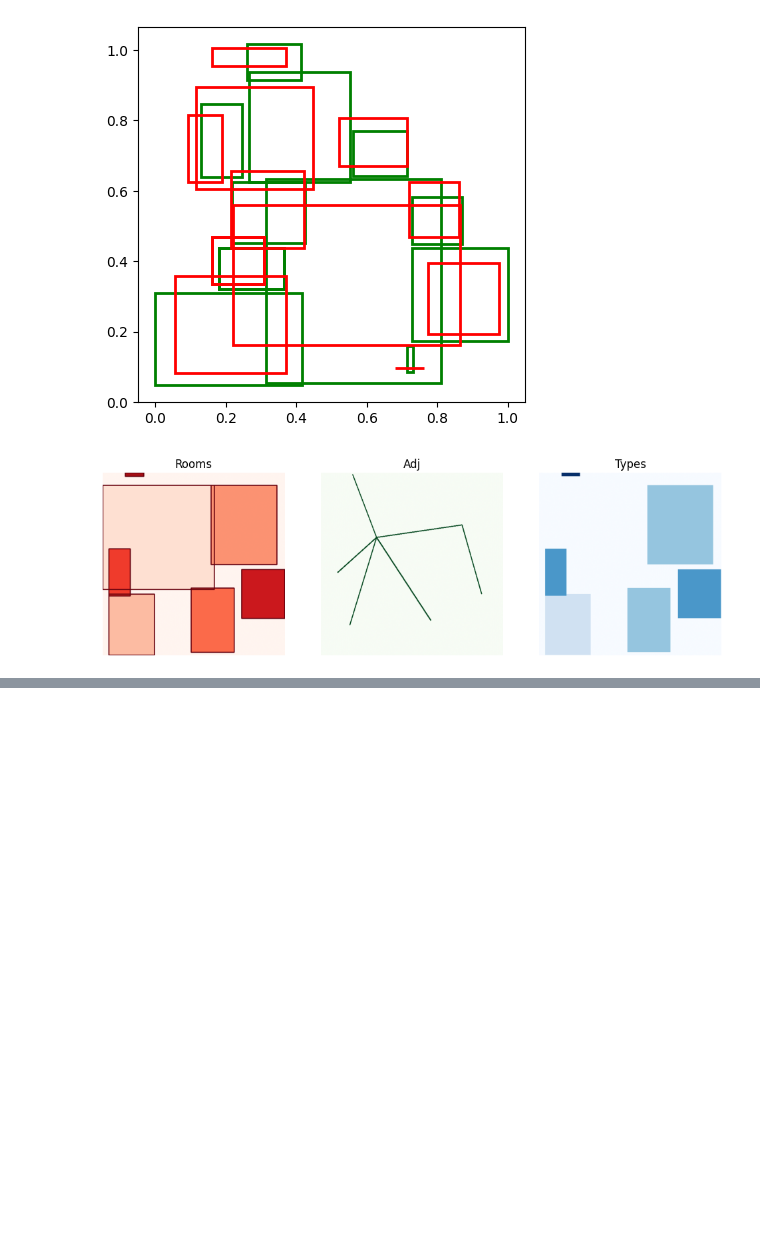
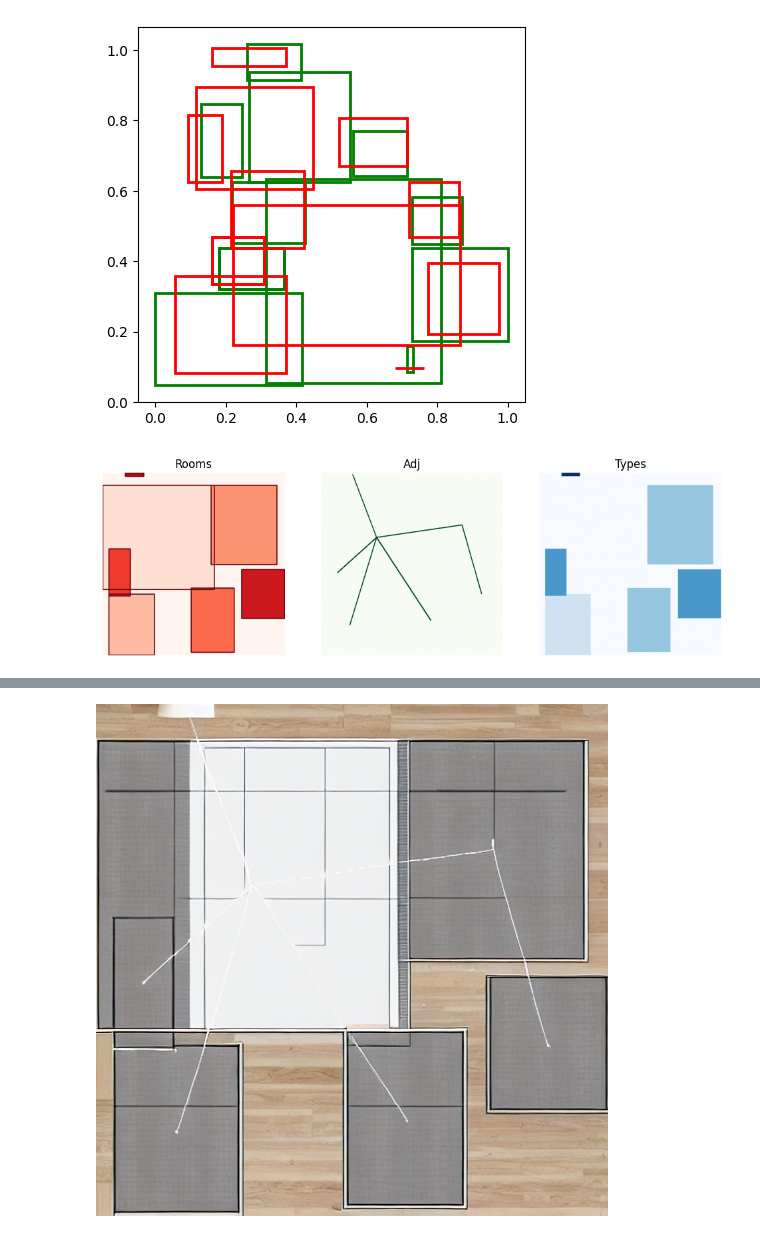
Before and after one commit to dexterhere04/FloorPlan-Pipeline, a Jupyter notebook: rough_layout_to_floorplan.ipynb, the cells around one changed output, grey strips where cells are left out. Drawn from its saved outputs; the diff is of its cells as text; code cells hidden in the pictures; blank space fills up the shorter version.

```diff
--- a/rough_layout_to_floorplan.ipynb
+++ b/rough_layout_to_floorplan.ipynb
@@ -261,0 +272,6 @@ KeyboardInterrupt:
+# %%
+pipe = StableDiffusionControlNetPipeline.from_pretrained(
+    "runwayml/stable-diffusion-v1-5",
+    controlnet=controlnet,
+    torch_dtype=torch.float16
+).to(device)
@@ -261,0 +300,22 @@ KeyboardInterrupt:
+# %%
+prompt = (
+    "clean architectural floor plan, black thin walls, white background, "
+    "rooms separated by walls, door openings between adjacent rooms, "
+    "technical blueprint, 2d line drawing"
+)
+
+negative = (
+    "texture, hatching, shading, stripes, roof, tiles, material, 3d, perspective"
+)
+result = pipe(
+    prompt=prompt,
+    negative_prompt=negative,
+    image=control_pil,
+    num_inference_steps=40,
+    guidance_scale=8.0,
+    controlnet_conditioning_scale=1.5
+).images[0]
+
+result
+# %% [output]
+[figure, added]
```
Also changed, not shown: parts of 3 cells of this notebook.
